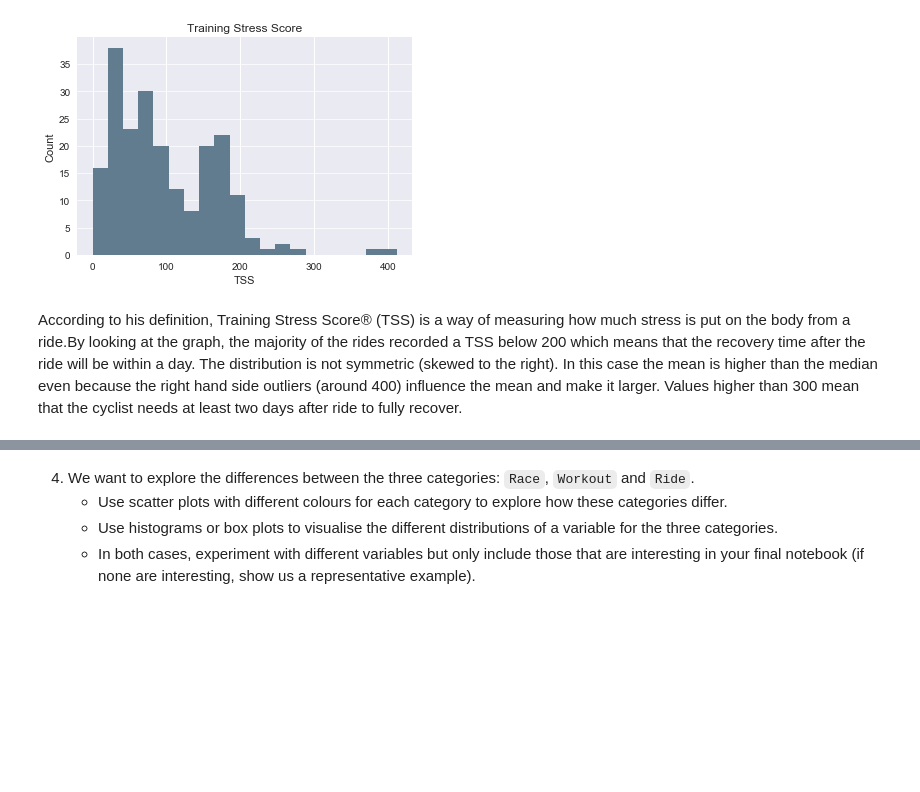
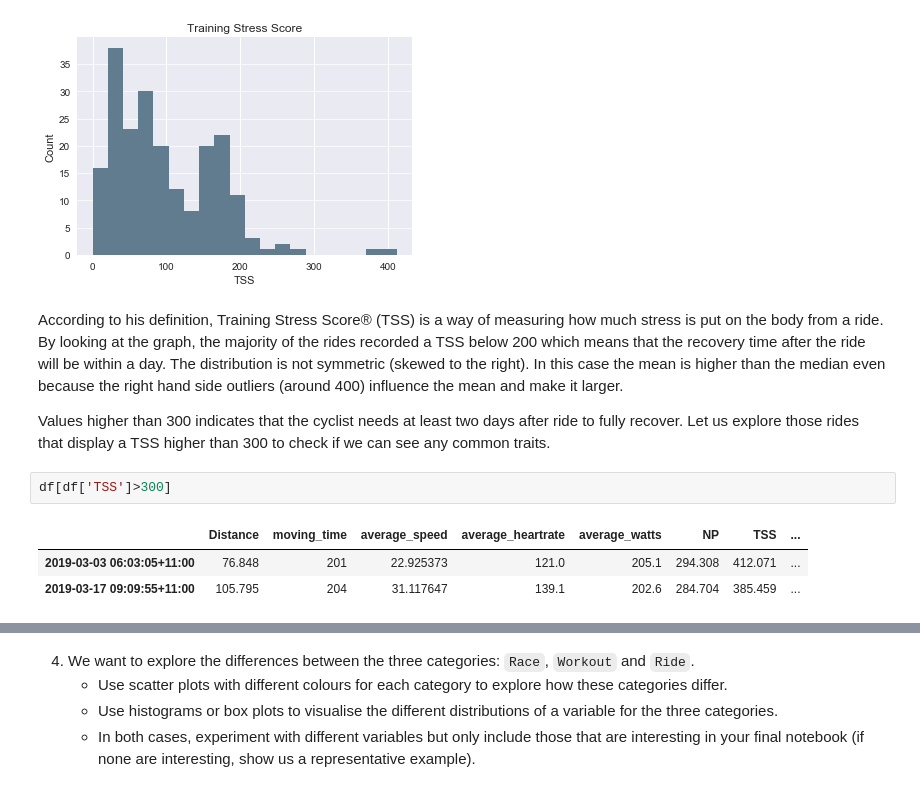
Before and after one commit to fracomp/datascience, a Jupyter notebook: Portfolio 1.ipynb, the cells around one changed output, grey strips where cells are left out. Cells and saved outputs as stored; diff of their text form; blank space fills up the shorter version.

```diff
--- a/Portfolio 1.ipynb
+++ b/Portfolio 1.ipynb
@@ -175,5 +202,12 @@ plt.grid(axis='y', alpha=0.75)
 # %% [output]
 [figure]
 # %% [markdown]
-According to his definition, Training Stress Score® (TSS) is a way of measuring how much stress is put on the body from a ride.By looking at the graph, the majority of the rides recorded a TSS below 200 which means that the recovery time after the ride will be within a day. The distribution is not symmetric (skewed to the right). In this case the mean is higher than the median even because the right hand side outliers (around 400) influence the mean and make it larger.
-Values higher than 300 mean that the cyclist needs at least two days after ride to fully recover.
+According to his definition, Training Stress Score® (TSS) is a way of measuring how much stress is put on the body from a ride. By looking at the graph, the majority of the rides recorded a TSS below 200 which means that the recovery time after the ride will be within a day. The distribution is not symmetric (skewed to the right). In this case the mean is higher than the median even because the right hand side outliers (around 400) influence the mean and make it larger.
+
+Values higher than 300 indicates that the cyclist needs at least two days after ride to fully recover. Let us explore those rides that display a TSS higher than 300 to check if we can see any common traits.
+# %%
+df[df['TSS']>300]
+# %% [output]
+|  | Distance | moving_time | average_speed | average_heartrate | average_watts | NP | TSS | ... |
+| 2019-03-03 06:03:05+11:00 | 76.848 | 201 | 22.925373 | 121.0 | 205.1 | 294.308 | 412.071 | ... |
+| 2019-03-17 09:09:55+11:00 | 105.795 | 204 | 31.117647 | 139.1 | 202.6 | 284.704 | 385.459 | ... |
```
Also changed, not shown: parts of 30 cells of this notebook.
